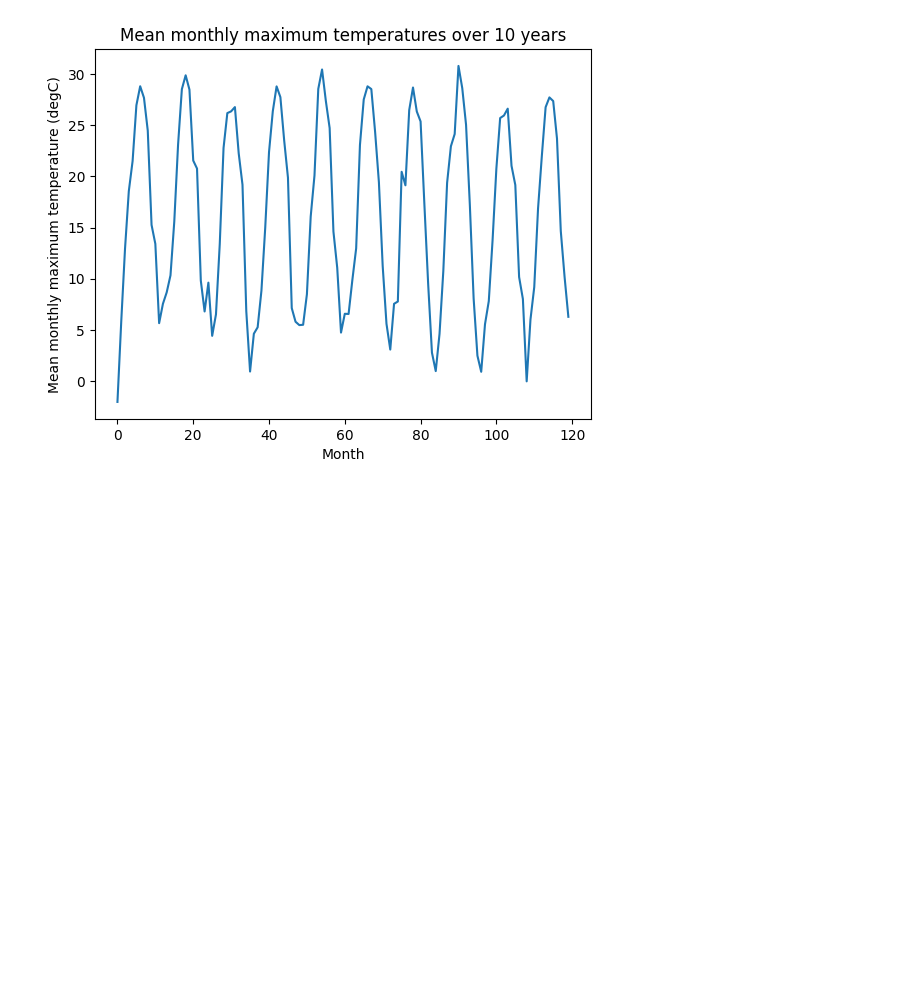
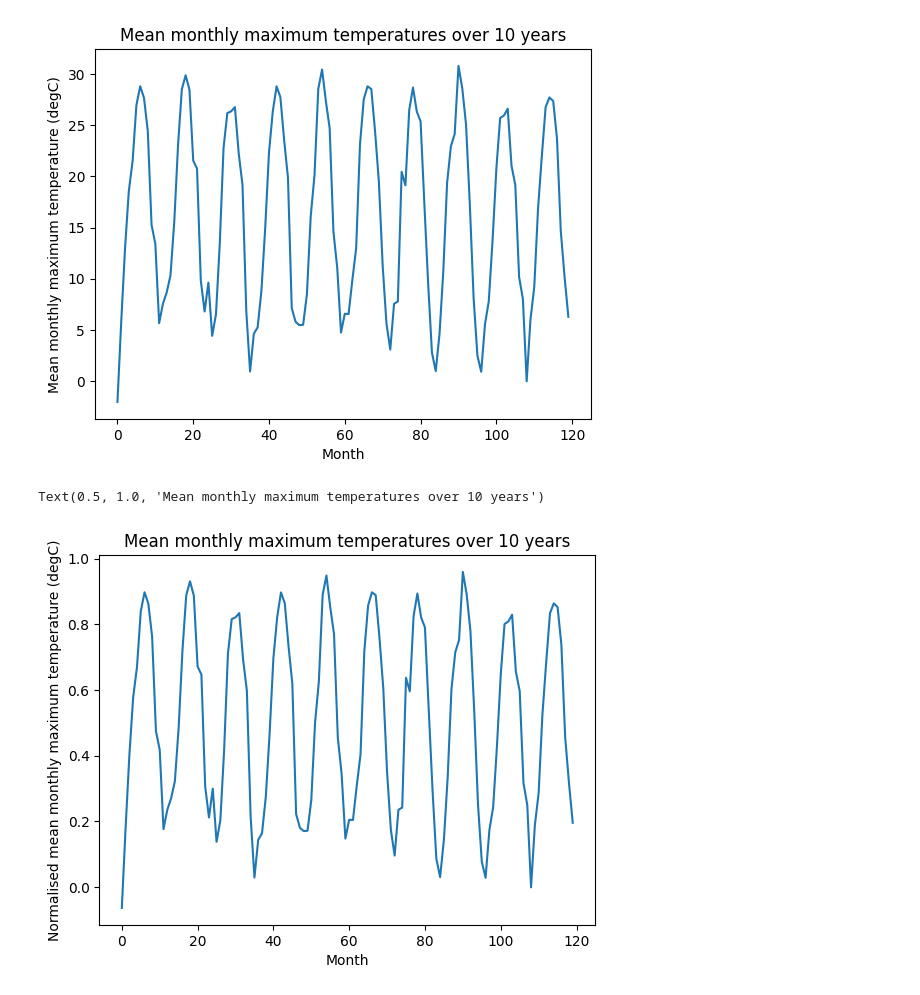
Before and after one commit to rhtweedie/ghcnd_ml, a Jupyter notebook: RNN_country_climate.ipynb, the cells around one changed output. Drawn from its saved outputs; the diff is of its cells as text; code cells hidden in the pictures; blank space fills up the shorter version.

Commit message:
Add function to normalise an array of data values

```diff
--- a/RNN_country_climate.ipynb
+++ b/RNN_country_climate.ipynb
@@ -61,7 +61,7 @@ url name: http://www.hep.ucl.ac.uk/undergrad/0056/other/projects/ghcnd/ghcnd_gsn
 destination: data/USW00094823.dly
 USW00094823 is PITTSBURGH INTL AP, United States at 40.4847 -80.2144 366.7
 # %%
-means = t_max.get_monthly_means()
+means = np.array(t_max.get_monthly_means())
 
 fig, ax = plt.subplots()
 ax.plot(means[:(12*10)])
@@ -71,3 +71,16 @@ ax.set_title("Mean monthly maximum temperatures over 10 years")
 # %% [output]
 Text(0.5, 1.0, 'Mean monthly maximum temperatures over 10 years')
 [figure]
+# %%
+# normalise means: divide by the biggest value
+
+means_normalised = means / np.max(means)
+
+fig, ax = plt.subplots()
+ax.plot(means_normalised[:(12*10)])
+ax.set_xlabel("Month")
+ax.set_ylabel("Normalised mean monthly maximum temperature (degC)")
+ax.set_title("Mean monthly maximum temperatures over 10 years")
+# %% [output]
+Text(0.5, 1.0, 'Mean monthly maximum temperatures over 10 years')
+[figure, added]
```
Also changed, not shown: 1 other file.
